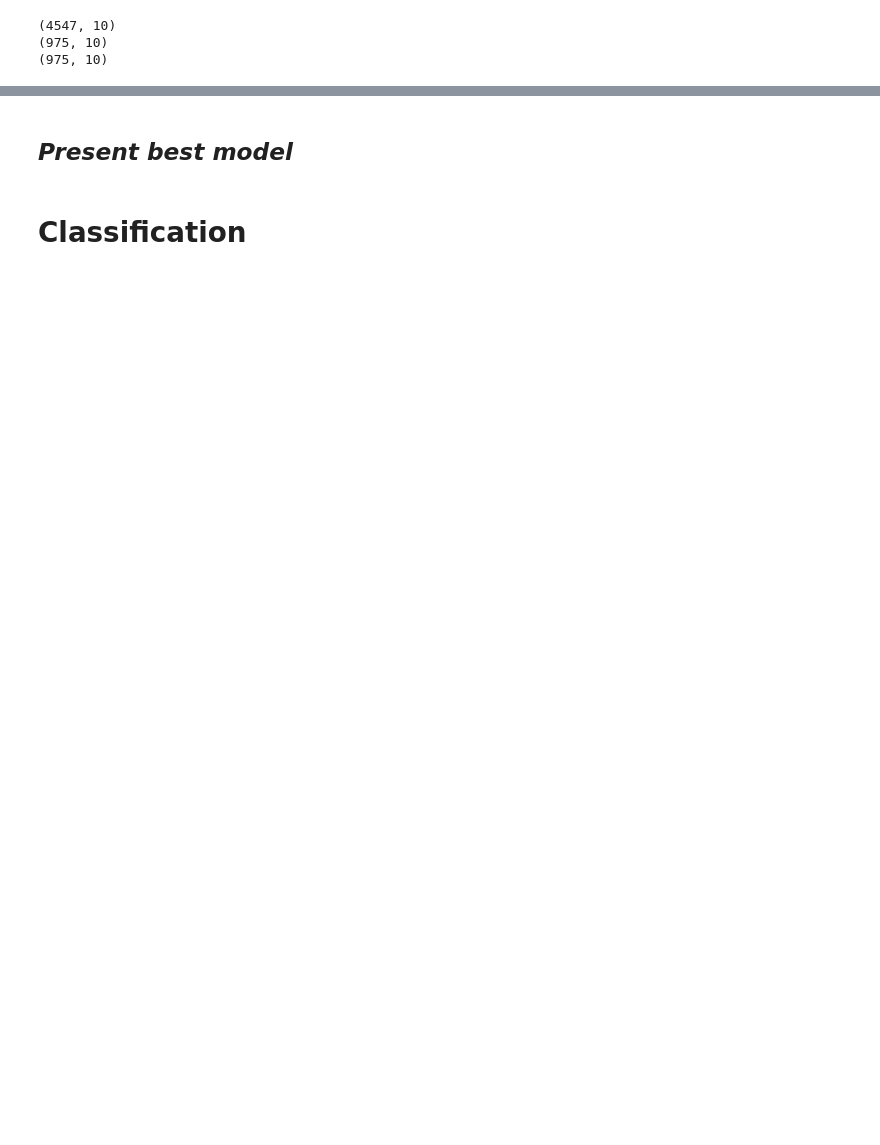
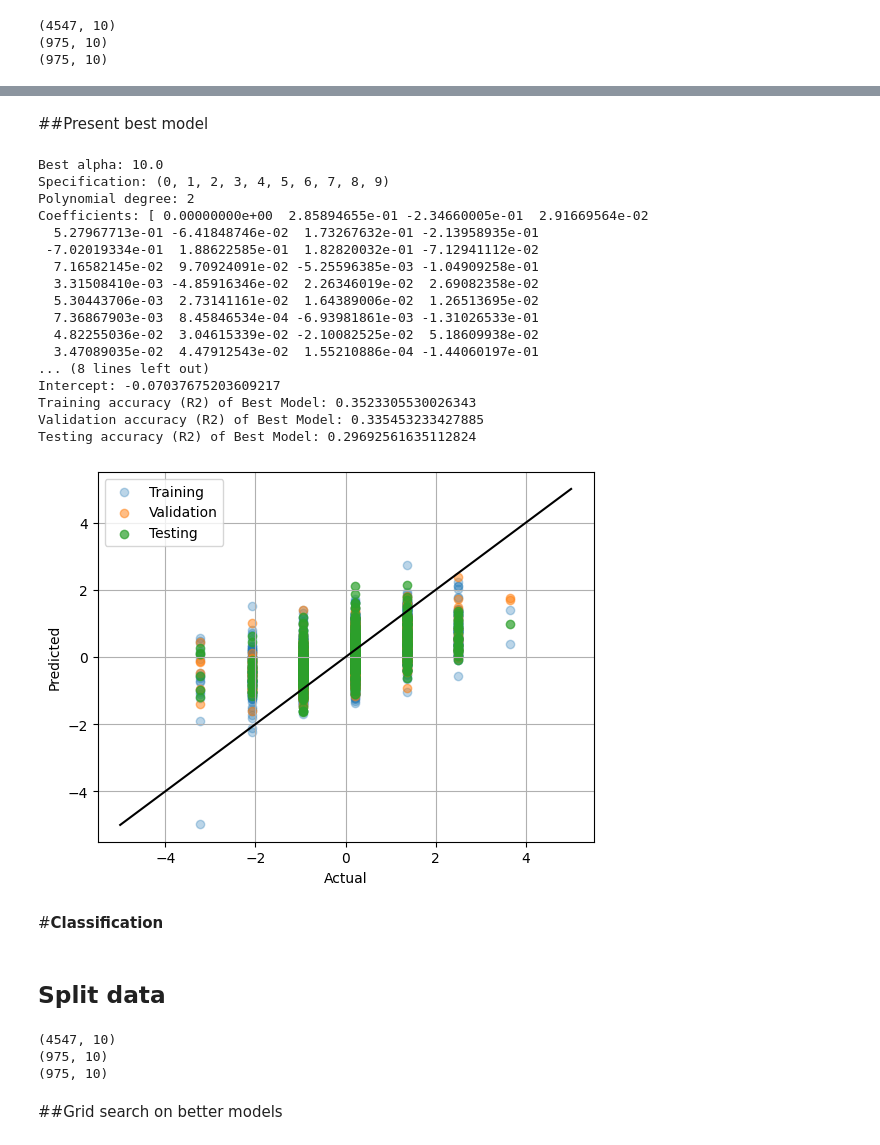
Before and after one commit to depipon/ClassicalML, a Jupyter notebook: AI221_Assignment3_201530759.ipynb, the cells around one changed output, grey strips where cells are left out. Drawn from its saved outputs; the diff is of its cells as text; code cells hidden in the pictures; blank space fills up the shorter version.

```diff
--- a/AI221_Assignment3_201530759.ipynb
+++ b/AI221_Assignment3_201530759.ipynb
@@ -100,25 +131,85 @@ IndexError: list index out of range
 # %% [markdown]
-## *Present best model*
+##Present best model
 # %%
 # Print results of the best model
 print(f"Best alpha: {best_alpha}")
+print(f"Specification: {spec}")
+print(f"Polynomial degree: {poly}")
 print(f"Coefficients: {best_mdl[1].coef_}")
 print(f"Intercept: {best_mdl[1].intercept_}")
 
+
 # Plot the Actual vs. Predicted values
-test_R2 = best_mdl.score(X_test,y_test)
+X_test_md = X_test[:,spec]
+y_test_md = y_test
+X_train_md = X_train[:,spec]
+y_train_md = y_train
+X_val_md = X_val[:,spec]
+y_val_md = y_val
+
+train_R2 = best_mdl.score(X_train_md,y_train_md)
+print(f"Training accuracy (R2) of Best Model: {train_R2}")
+val_R2 = best_mdl.score(X_val_md,y_val_md)
+print(f"Validation accuracy (R2) of Best Model: {val_R2}")
+test_R2 = best_mdl.score(X_test_md,y_test_md)
 print(f"Testing accuracy (R2) of Best Model: {test_R2}")
-y_train_pred = best_mdl.predict(X_train)
-y_val_pred = best_mdl.predict(X_val)
-y_test_pred = best_mdl.predict(X_test)
+
+y_train_pred = best_mdl.predict(X_train_md)
+y_val_pred = best_mdl.predict(X_val_md)
+y_test_pred = best_mdl.predict(X_test_md)
 plt.plot(np.array([-5, 5]),np.array([-5, 5]),color='k',label='_nolegend_')
-plt.scatter(y_train, y_train_pred, alpha=0.3, label="Training")
-plt.scatter(y_val, y_val_pred, alpha=0.5, label="Validation")
-plt.scatter(y_test, y_test_pred, alpha=0.7, label="Testing")
+plt.scatter(y_train_md, y_train_pred, alpha=0.3, label="Training")
+plt.scatter(y_val_md, y_val_pred, alpha=0.5, label="Validation")
+plt.scatter(y_test_md, y_test_pred, alpha=0.7, label="Testing")
 plt.xlabel('Actual')
 plt.ylabel('Predicted')
 plt.legend()
 plt.grid()
 plt.show()
+# %% [output]
+Best alpha: 10.0
+Specification: (0, 1, 2, 3, 4, 5, 6, 7, 8, 9)
+Polynomial degree: 2
+Coefficients: [ 0.00000000e+00  2.85894655e-01 -2.34660005e-01  2.91669564e-02
+  5.27967713e-01 -6.41848746e-02  1.73267632e-01 -2.13958935e-01
+ -7.02019334e-01  1.88622585e-01  1.82820032e-01 -7.12941112e-02
+  7.16582145e-02  9.70924091e-02 -5.25596385e-03 -1.04909258e-01
+  3.31508410e-03 -4.85916346e-02  2.26346019e-02  2.69082358e-02
+  5.30443706e-03  2.73141161e-02  1.64389006e-02  1.26513695e-02
+  7.36867903e-03  8.45846534e-04 -6.93981861e-03 -1.31026533e-01
+  4.82255036e-02  3.04615339e-02 -2.10082525e-02  5.18609938e-02
+  3.47089035e-02  4.47912543e-02  1.55210886e-04 -1.44060197e-01
+... (8 lines left out)
+Intercept: -0.07037675203609217
+Training accuracy (R2) of Best Model: 0.3523305530026343
+Validation accuracy (R2) of Best Model: 0.335453233427885
+Testing accuracy (R2) of Best Model: 0.29692561635112824
+[figure, added]
 # %% [markdown]
-# **Classification**
+#**Classification**
+# %% [markdown]
+## Split data
+# %%
+df['wine_code'] = [1 if x == 'red' else 0 for x in df['color']]
+
+#Extract features and labels
+x, y = df.iloc[:,:-4].to_numpy(), df.iloc[:,-1].to_numpy()
+
+df['wine_code'] = [1 if x == 'red' else 0 for x in df['color']]
+
+#Extract features and labels
+x, y = df.iloc[:,:-4].to_numpy(), df.iloc[:,-1].to_numpy()
+
+#Create training, validation, and test set
+X_train, X_2, y_train, y_2 = train_test_split(x, y, test_size=0.3, random_state=0, stratify=y)
+X_val, X_test, y_val, y_test = train_test_split(X_2, y_2, test_size=0.5, random_state=0, stratify=y_2)
+
+print(X_train.shape)
+print(X_val.shape)
+print(X_test.shape)
+# %% [output]
+(4547, 10)
+(975, 10)
+(975, 10)
+# %% [markdown]
+##Grid search on better models
```
Also changed, not shown: parts of 13 cells of this notebook.
